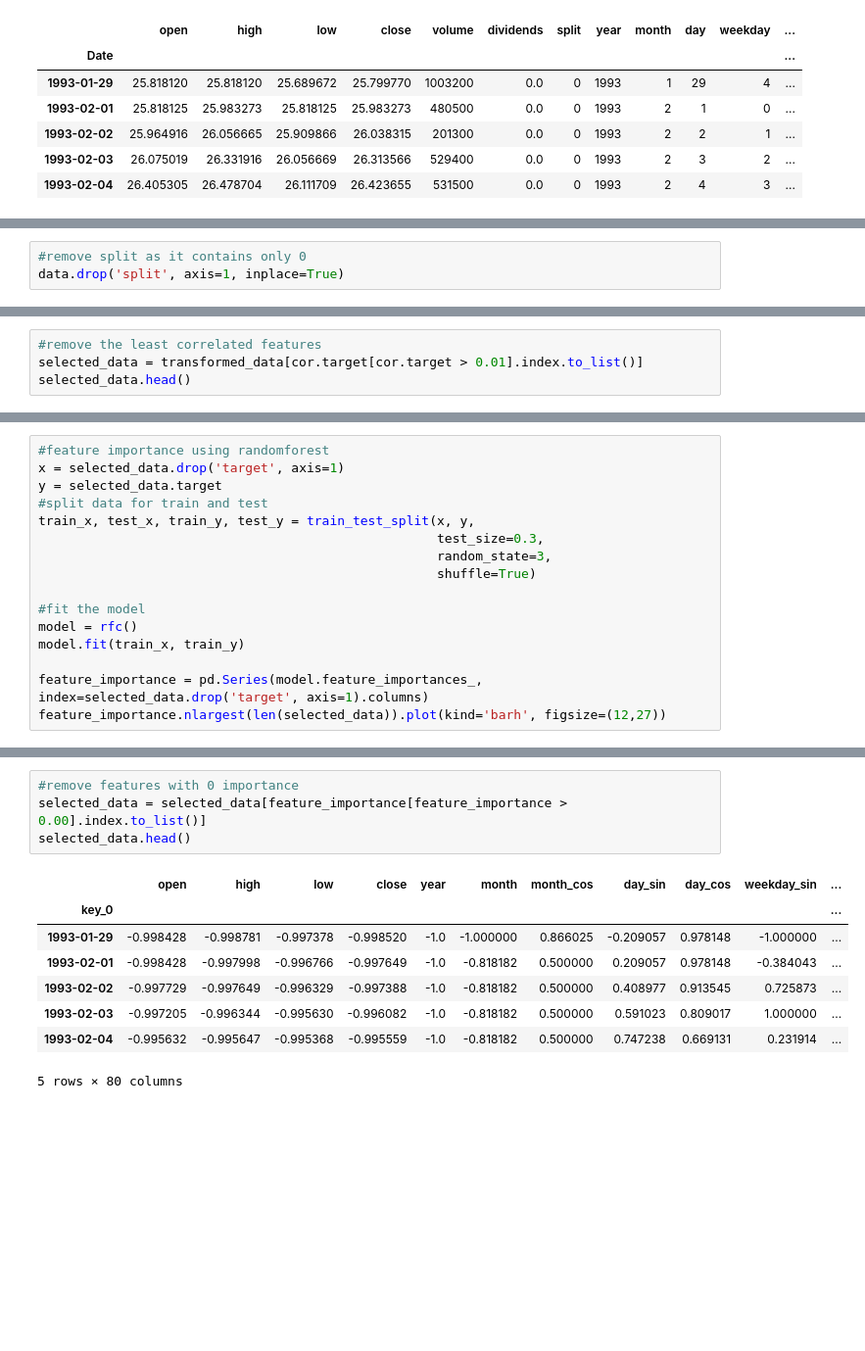
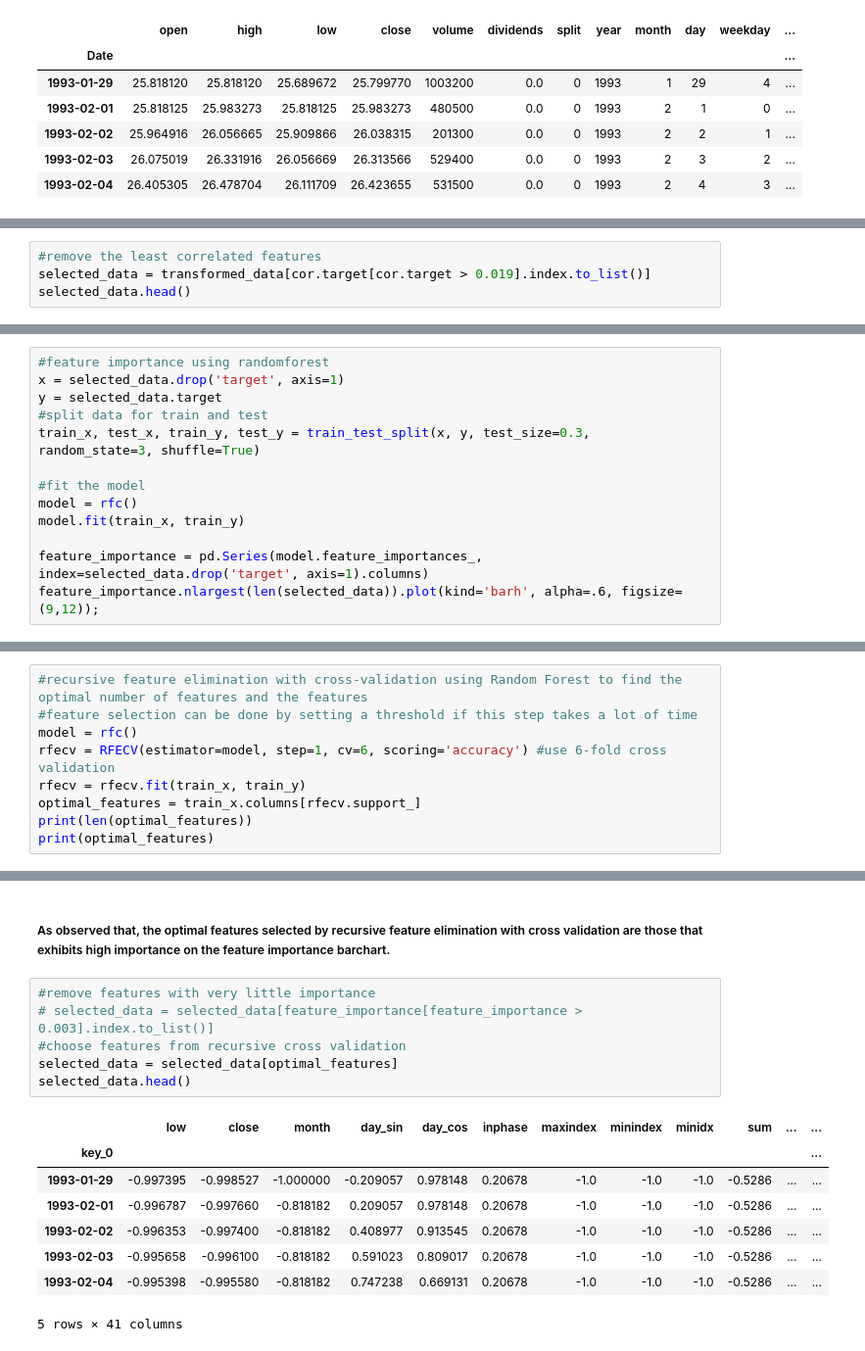
Before and after one commit to chocoMeow/Binary-Classification-Stock-Movement-Prediction, a Jupyter notebook: stock_movement_classification.ipynb, the cells around one changed output, grey strips where cells are left out. Shown at 98% size. Saved outputs shown, nothing was run; the diff lists cells and outputs as text; blank space fills up the shorter version.

```diff
--- a/stock_movement_classification.ipynb
+++ b/stock_movement_classification.ipynb
@@ -80,3 +60,0 @@ dtype: float64
-# %%
-#remove split as it contains only 0
-data.drop('split', axis=1, inplace=True)
@@ -204,6 +214,6 @@ Name: target, dtype: float64
 # %%
 #remove the least correlated features
-selected_data = transformed_data[cor.target[cor.target > 0.01].index.to_list()]
+selected_data = transformed_data[cor.target[cor.target > 0.019].index.to_list()]
 selected_data.head()
 # %% [output]
 |  | open | high | low | close | year | month | month_cos | day_sin | day_cos | weekday_sin | ... |
@@ -219,15 +229,12 @@ selected_data.head()
 x = selected_data.drop('target', axis=1)
 y = selected_data.target
 #split data for train and test
-train_x, test_x, train_y, test_y = train_test_split(x, y,
-                                                    test_size=0.3,
-                                                    random_state=3,
-                                                    shuffle=True)
+train_x, test_x, train_y, test_y = train_test_split(x, y, test_size=0.3, random_state=3, shuffle=True)
 
 #fit the model
 model = rfc()
 model.fit(train_x, train_y)
 
 feature_importance = pd.Series(model.feature_importances_, index=selected_data.drop('target', axis=1).columns)
-feature_importance.nlargest(len(selected_data)).plot(kind='barh', figsize=(12,27))
+feature_importance.nlargest(len(selected_data)).plot(kind='barh', alpha=.6, figsize=(9,12));
 # %% [output]
@@ -247 +255,10 @@ max       0.025862
 dtype: float64
+# %%
+#recursive feature elimination with cross-validation using Random Forest to find the optimal number of features and the features
+#feature selection can be done by setting a threshold if this step takes a lot of time
+model = rfc()
+rfecv = RFECV(estimator=model, step=1, cv=6, scoring='accuracy') #use 6-fold cross validation
+rfecv = rfecv.fit(train_x, train_y)
+optimal_features = train_x.columns[rfecv.support_]
+print(len(optimal_features))
+print(optimal_features)
@@ -248,13 +274,17 @@ dtype: float64
+# %% [markdown]
+##### As observed that, the optimal features selected by recursive feature elimination with cross validation are those that exhibits high importance on the feature importance barchart.
 # %%
-#remove features with 0 importance
-selected_data = selected_data[feature_importance[feature_importance > 0.00].index.to_list()]
+#remove features with very little importance
+# selected_data = selected_data[feature_importance[feature_importance > 0.003].index.to_list()]
+#choose features from recursive cross validation
+selected_data = selected_data[optimal_features]
 selected_data.head()
 # %% [output]
-|  | open | high | low | close | year | month | month_cos | day_sin | day_cos | weekday_sin | ... |
-| key_0 |  |  |  |  |  |  |  |  |  |  | ... |
-| 1993-01-29 | -0.998428 | -0.998781 | -0.997378 | -0.998520 | -1.0 | -1.000000 | 0.866025 | -0.209057 | 0.978148 | -1.000000 | ... |
-| 1993-02-01 | -0.998428 | -0.997998 | -0.996766 | -0.997649 | -1.0 | -0.818182 | 0.500000 | 0.209057 | 0.978148 | -0.384043 | ... |
-| 1993-02-02 | -0.997729 | -0.997649 | -0.996329 | -0.997388 | -1.0 | -0.818182 | 0.500000 | 0.408977 | 0.913545 | 0.725873 | ... |
-| 1993-02-03 | -0.997205 | -0.996344 | -0.995630 | -0.996082 | -1.0 | -0.818182 | 0.500000 | 0.591023 | 0.809017 | 1.000000 | ... |
-| 1993-02-04 | -0.995632 | -0.995647 | -0.995368 | -0.995559 | -1.0 | -0.818182 | 0.500000 | 0.747238 | 0.669131 | 0.231914 | ... |
+|  | low | close | month | day_sin | day_cos | inphase | maxindex | minindex | minidx | sum | ... | ... |
+| key_0 |  |  |  |  |  |  |  |  |  |  |  | ... |
+| 1993-01-29 | -0.997395 | -0.998527 | -1.000000 | -0.209057 | 0.978148 | 0.20678 | -1.0 | -1.0 | -1.0 | -0.5286 | ... | ... |
+| 1993-02-01 | -0.996787 | -0.997660 | -0.818182 | 0.209057 | 0.978148 | 0.20678 | -1.0 | -1.0 | -1.0 | -0.5286 | ... | ... |
+| 1993-02-02 | -0.996353 | -0.997400 | -0.818182 | 0.408977 | 0.913545 | 0.20678 | -1.0 | -1.0 | -1.0 | -0.5286 | ... | ... |
+| 1993-02-03 | -0.995658 | -0.996100 | -0.818182 | 0.591023 | 0.809017 | 0.20678 | -1.0 | -1.0 | -1.0 | -0.5286 | ... | ... |
+| 1993-02-04 | -0.995398 | -0.995580 | -0.818182 | 0.747238 | 0.669131 | 0.20678 | -1.0 | -1.0 | -1.0 | -0.5286 | ... | ... |
-5 rows × 80 columns
+5 rows × 41 columns
```
Also changed, not shown: parts of 35 cells of this notebook.
